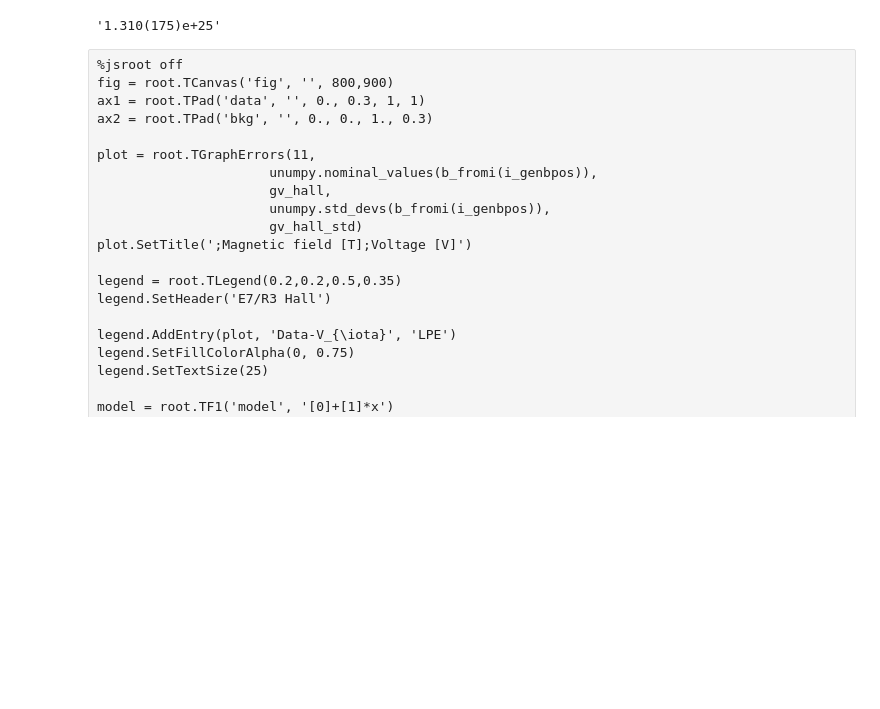
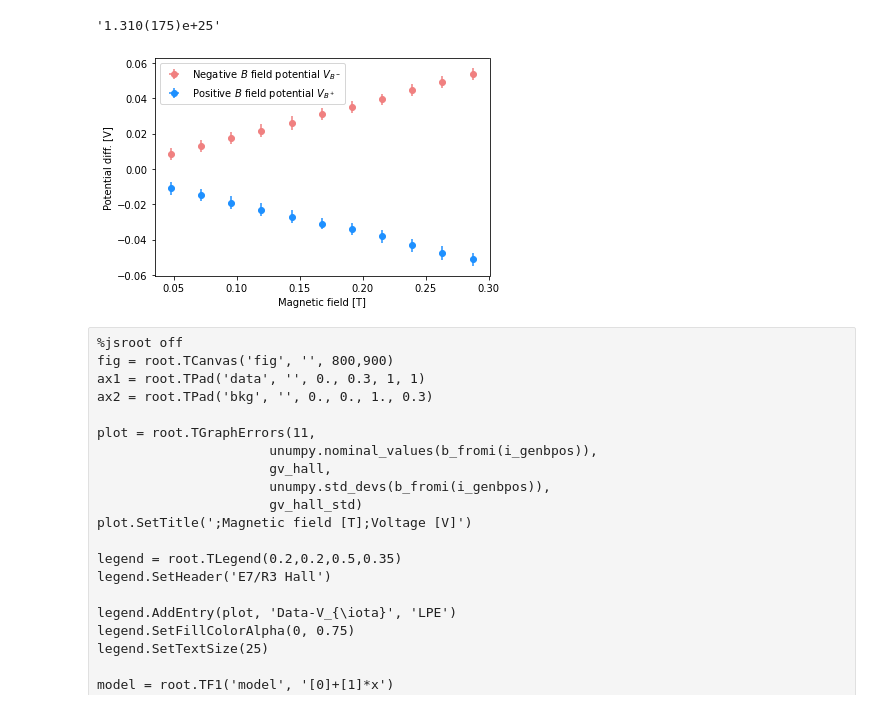
Before and after one commit to mattiasotgia/Lab2, a Jupyter notebook: esperienza_7__effetto_hall/analisi_dati/B_plot_test.ipynb, the cells around one changed output. Cells and saved outputs as stored; diff of their text form; code cells hidden in the pictures; blank space fills up the shorter version.

```diff
--- a/esperienza_7__effetto_hall/analisi_dati/B_plot_test.ipynb
+++ b/esperienza_7__effetto_hall/analisi_dati/B_plot_test.ipynb
@@ -366,6 +366,23 @@ w = ufloat(4.5e-6,0.2e-6/np.sqrt(3))  # revelator width
 (-current_i10mA*gain_vh/(p1gvh*e*w)).format('.3uS')
 # %% [output]
 '1.310(175)e+25'
+# %%
+plt.errorbar(x=np.flip(unumpy.nominal_values(b_fromi(i_genbpos))),
+             xerr=np.flip(unumpy.std_devs(b_fromi(i_genbpos))),
+             y=v_bpos-gv_long,
+             yerr=v_bpos_std,
+             label='Negative $B$ field potential $V_{B^-}$', fmt='o', color='lightcoral')
+plt.errorbar(x=np.flip(unumpy.nominal_values(b_fromi(i_genbneg))),
+             xerr=np.flip(unumpy.std_devs(b_fromi(i_genbneg))),
+             y=v_bneg-gv_long,
+             yerr=v_bneg_std,
+             label='Positive $B$ field potential $V_{B^+}$', fmt='o', color='dodgerblue')
+plt.xlabel('Magnetic field [T]')
+plt.ylabel('Potential diff. [V]')
+plt.legend()
+plt.savefig('../fig/plt_BB_VH.pdf')
+# %% [output]
+[figure, added]
 # %% [raw]
 %jsroot off
 fig = root.TCanvas('fig', '', 800,900)
```
Also changed, not shown: 3 other files.
